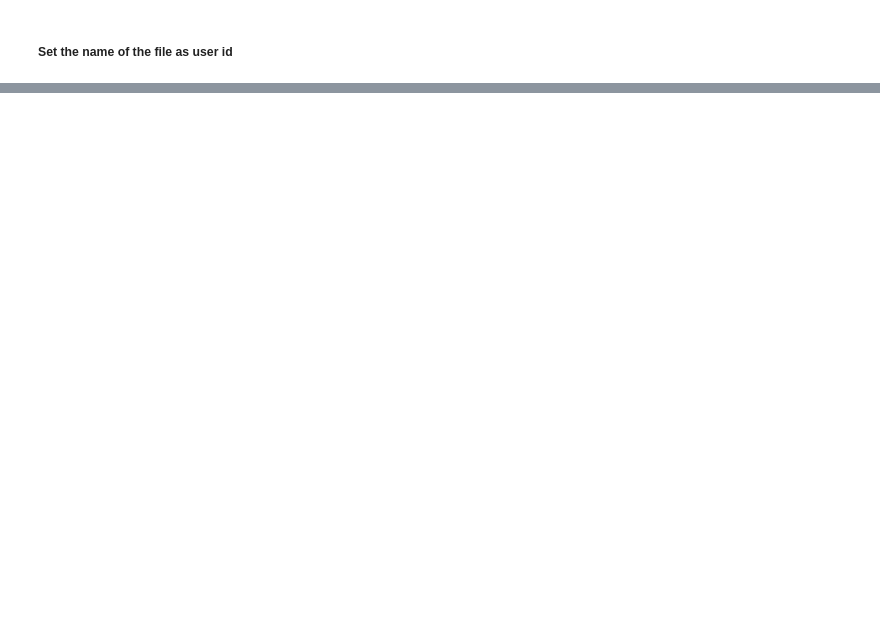
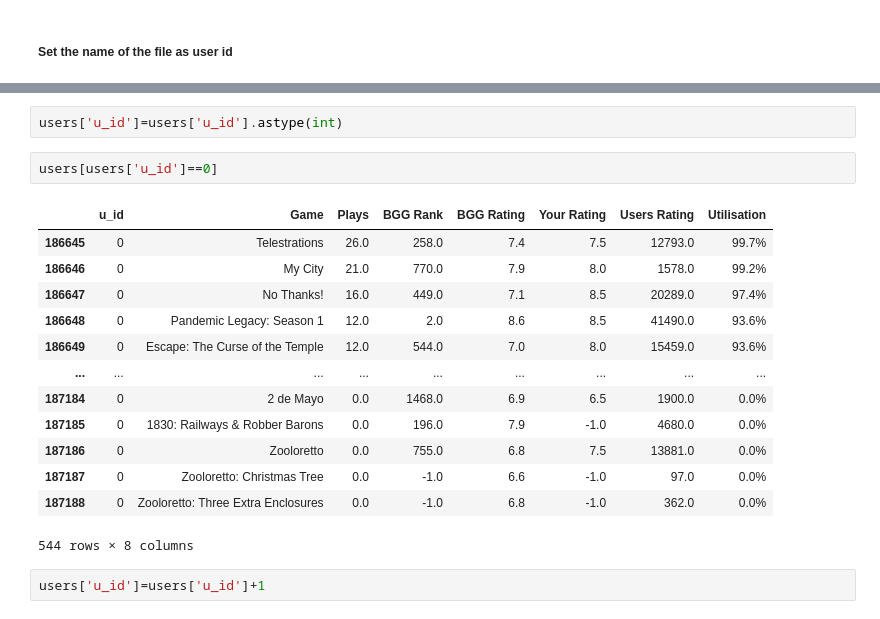
Before and after one commit to LourdesRodriguez/recommender_system, a Jupyter notebook: 2_Data_Understanding.ipynb, the cells around one changed output, grey strips where cells are left out. Drawn from its saved outputs; the diff is of its cells as text; blank space fills up the shorter version.

```diff
--- a/2_Data_Understanding.ipynb
+++ b/2_Data_Understanding.ipynb
@@ -289,4 +280,24 @@ Data columns (total 8 columns):
  7   Utilisation   1260875 non-null  object
 dtypes: float64(5), object(3)
 memory usage: 77.0+ MB
+# %%
+users['u_id']=users['u_id'].astype(int)
+# %%
+users[users['u_id']==0]
+# %% [output]
+|  | u_id | Game | Plays | BGG Rank | BGG Rating | Your Rating | Users Rating | Utilisation |
+| 186645 | 0 | Telestrations | 26.0 | 258.0 | 7.4 | 7.5 | 12793.0 | 99.7% |
+| 186646 | 0 | My City | 21.0 | 770.0 | 7.9 | 8.0 | 1578.0 | 99.2% |
+| 186647 | 0 | No Thanks! | 16.0 | 449.0 | 7.1 | 8.5 | 20289.0 | 97.4% |
+| 186648 | 0 | Pandemic Legacy: Season 1 | 12.0 | 2.0 | 8.6 | 8.5 | 41490.0 | 93.6% |
+| 186649 | 0 | Escape: The Curse of the Temple | 12.0 | 544.0 | 7.0 | 8.0 | 15459.0 | 93.6% |
+| ... | ... | ... | ... | ... | ... | ... | ... | ... |
+| 187184 | 0 | 2 de Mayo | 0.0 | 1468.0 | 6.9 | 6.5 | 1900.0 | 0.0% |
+| 187185 | 0 | 1830: Railways & Robber Barons | 0.0 | 196.0 | 7.9 | -1.0 | 4680.0 | 0.0% |
+| 187186 | 0 | Zooloretto | 0.0 | 755.0 | 6.8 | 7.5 | 13881.0 | 0.0% |
+| 187187 | 0 | Zooloretto: Christmas Tree | 0.0 | -1.0 | 6.6 | -1.0 | 97.0 | 0.0% |
+| 187188 | 0 | Zooloretto: Three Extra Enclosures | 0.0 | -1.0 | 6.8 | -1.0 | 362.0 | 0.0% |
+544 rows × 8 columns
+# %%
+users['u_id']=users['u_id']+1
 # %%
```
Also changed, not shown: parts of 20 cells of this notebook.
